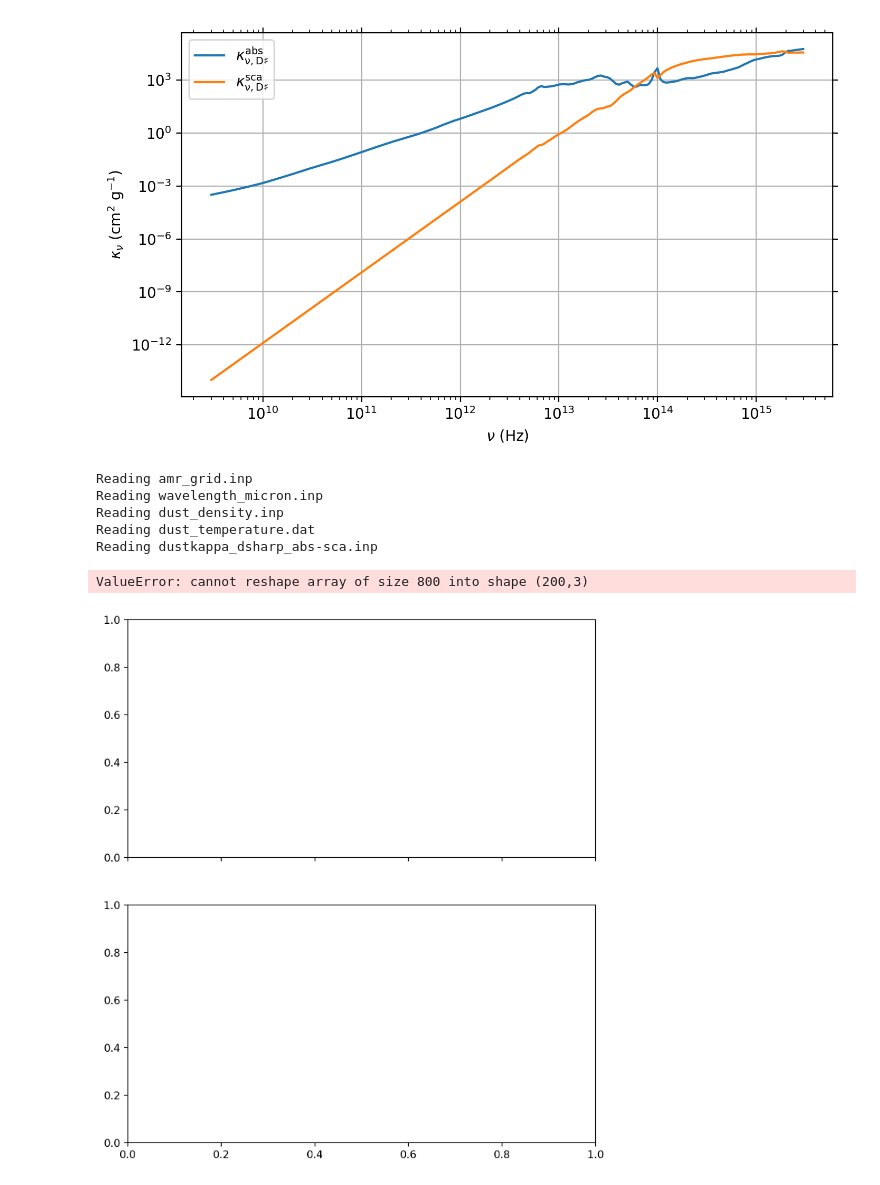
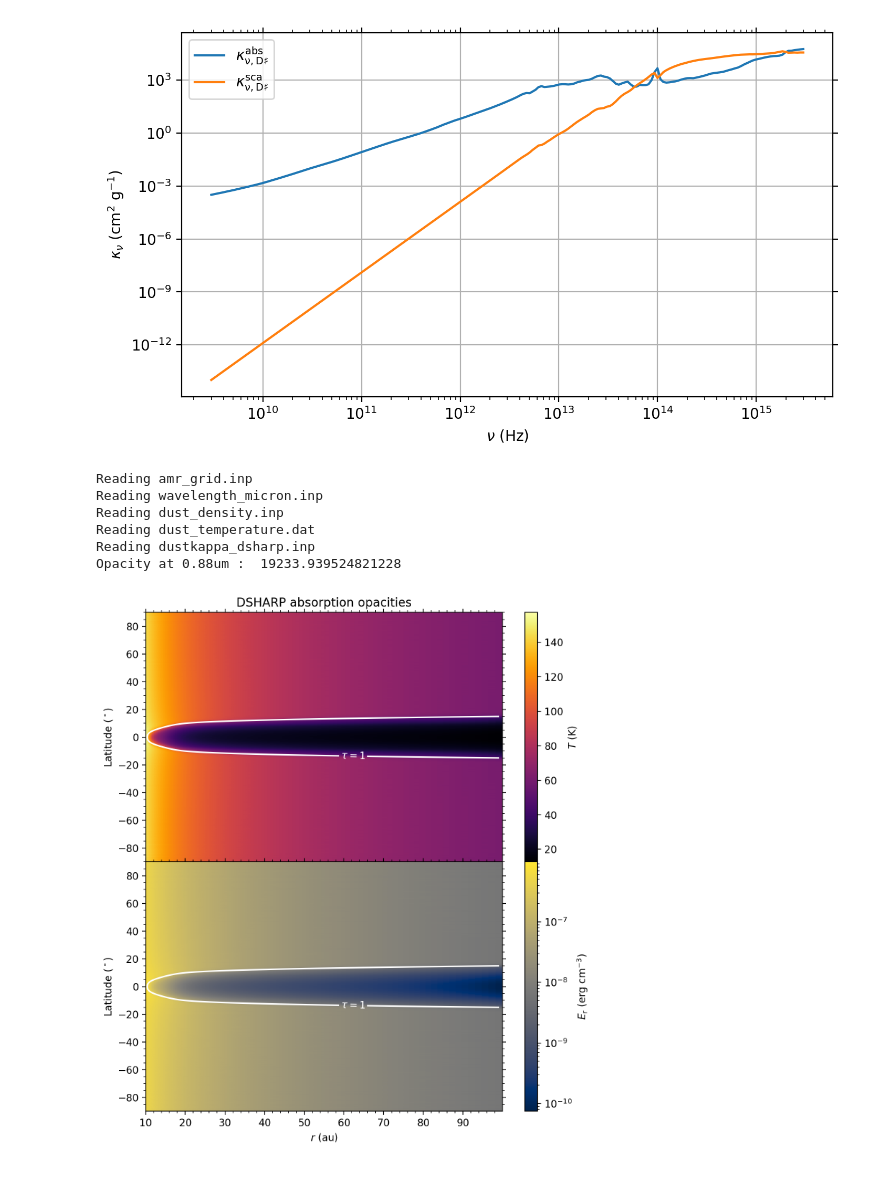
Before and after one commit to sabaronett/rad-hydro, a Jupyter notebook: radmc3d/dsharp_abs-sca/DSHARPAbsSca_RADMC-3D.ipynb, the cells around one changed output. Drawn from its saved outputs; the diff is of its cells as text; code cells hidden in the pictures.

```diff
--- a/radmc3d/dsharp_abs-sca/DSHARPAbsSca_RADMC-3D.ipynb
+++ b/radmc3d/dsharp_abs-sca/DSHARPAbsSca_RADMC-3D.ipynb
@@ -391,36 +389,36 @@ def fmt(x):
 data = analyze.readData(ddens=True, dtemp=True)
 np.savez_compressed('amr_grid', grid=data.grid)
 np.savez_compressed('dust_density', rhodust=data.rhodust)
 data.getTau(wav=0.88)
 np.savez_compressed('taux', taux=data.taux)
 np.savez_compressed('dust_temperature', dusttemp=data.dusttemp)
 im0 = axs[0].pcolormesh(data.grid.x/natconst.au, 90-data.grid.y*rad2deg,
                         data.dusttemp[:,:,0,0].T, cmap='inferno')
 totmeanint = np.load('total_mean_intensity.npz')['totmeanint']
 Er = 4*np.pi*totmeanint[:,:,0]/natconst.cc
 im1 = axs[1].pcolormesh(data.grid.x/natconst.au, 90-data.grid.y*rad2deg,
                         Er.T, cmap='cividis', norm=colors.LogNorm())
 
 # Format (sub)plots
 axs[0].set(title='DSHARP absorption opacities')
 axs[1].set(xlabel='$r$ (au)')
 plt.colorbar(im0, label=r'$T$ (K)')
 plt.colorbar(im1, label=r'$E_\mathrm{r}$ (erg cm$^{-3}$)')
 plt.subplots_adjust(hspace=0.0)
 for ax in axs:
     CS = ax.contour(data.grid.x/natconst.au, 90-data.grid.y*rad2deg,
-                    data.taux[:,:,0].T, [1, 1e4], colors=['w', 'w'])
+                    data.taux[:,:,0].T, [1, 1e5], colors=['w', 'w'])
     ax.clabel(CS, CS.levels, fmt=fmt)
     ax.minorticks_on()
     ax.set(ylabel=r'Latitude ($^\circ$)')
     ax.tick_params(axis='both', which='both', top=True, right=True)
 # %% [output]
 Reading amr_grid.inp
 Reading wavelength_micron.inp
 Reading dust_density.inp
 Reading dust_temperature.dat
-Reading dustkappa_dsharp_abs-sca.inp
+Reading dustkappa_dsharp.inp
+Opacity at 0.88um :  19233.939524821228
-ValueError: cannot reshape array of size 800 into shape (200,3)
-[figure, old version]
+[figure, new version]
 # %%
 #===============================================================================
```
Also changed, not shown: parts of 7 cells of this notebook, 3 other files.
